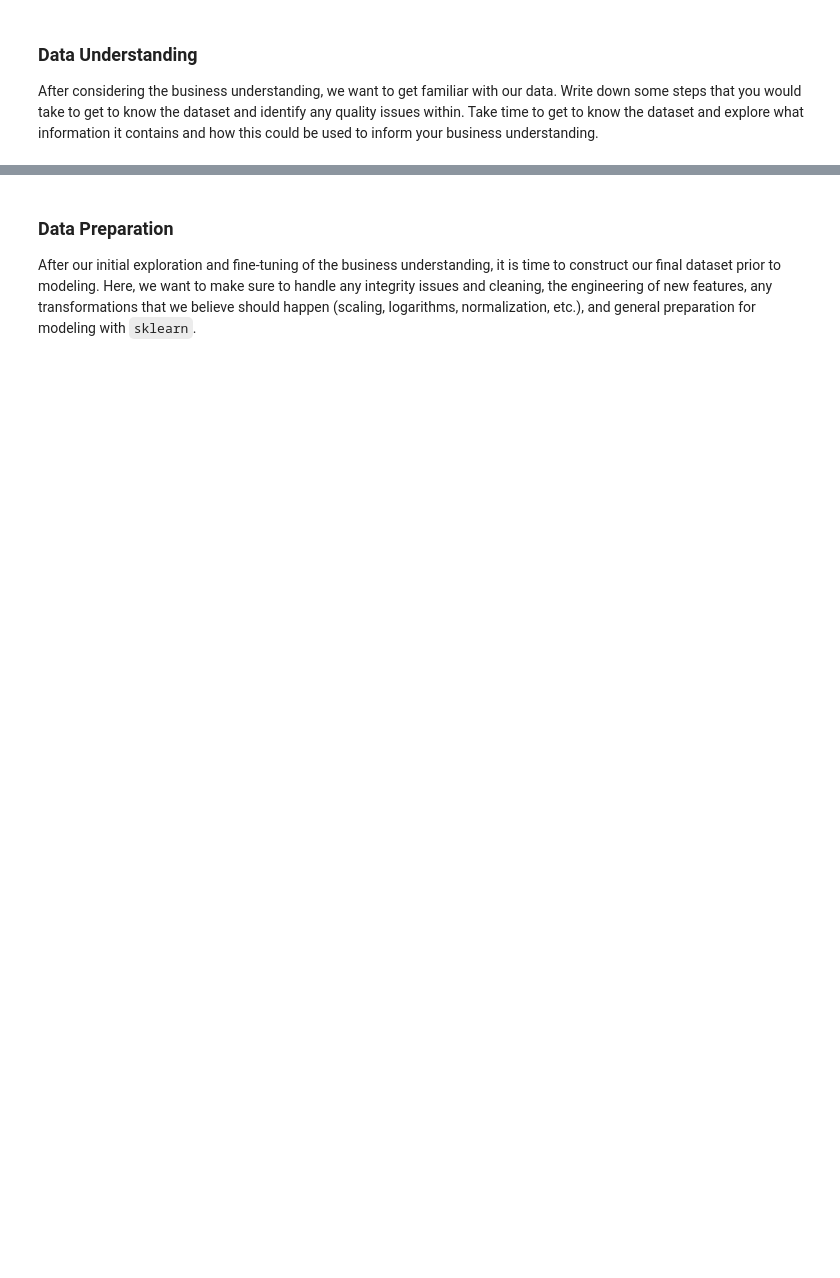
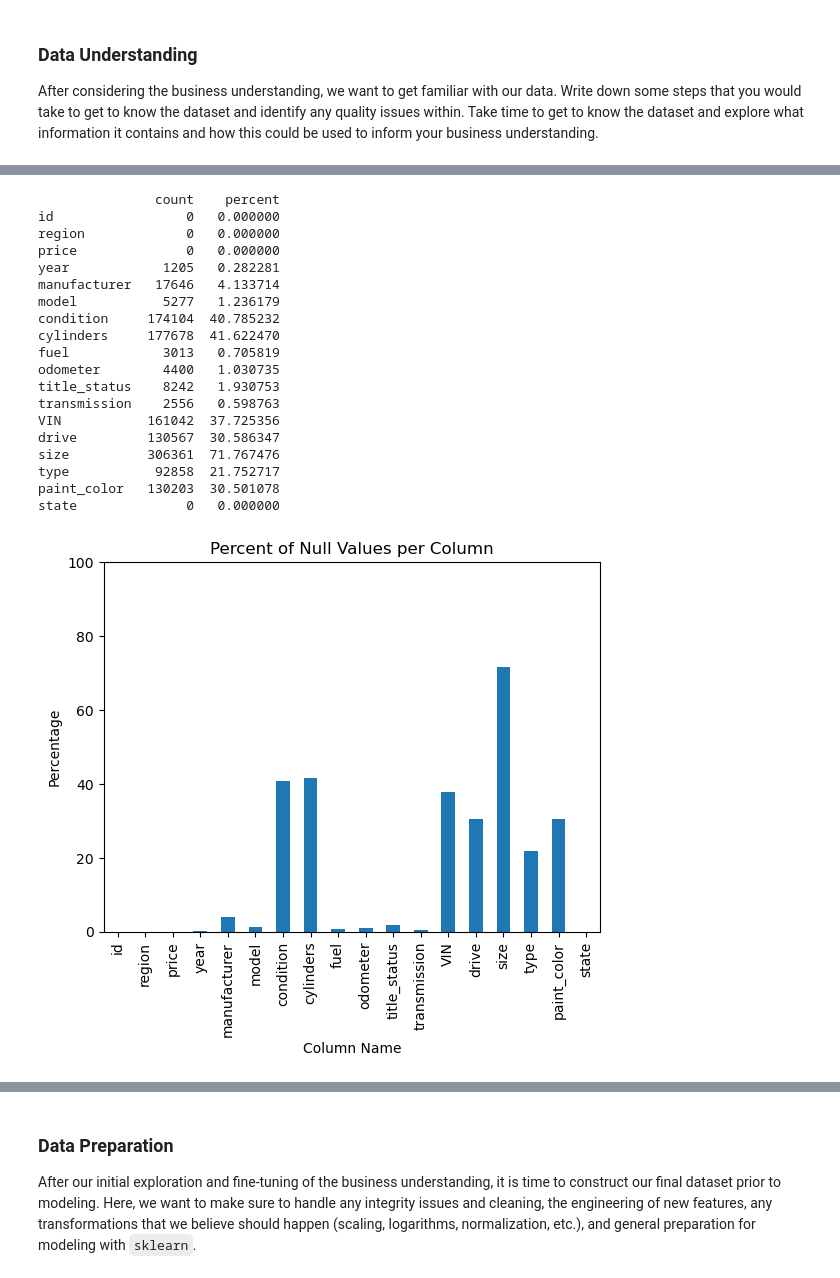
Before and after one commit to cnolan3/used_car_prices, a Jupyter notebook: pa2_starter/prompt_II.ipynb, the cells around one changed output, grey strips where cells are left out. Drawn from its saved outputs; the diff is of its cells as text; code cells hidden in the pictures; blank space fills up the shorter version.

Commit message:
complete initial data analysis and first pass at data prep

```diff
--- a/pa2_starter/prompt_II.ipynb
+++ b/pa2_starter/prompt_II.ipynb
@@ -34,0 +38,7 @@ After considering the business understanding, we want to get familiar with our d
+# %%
+import pandas as pd
+import numpy as np
+import matplotlib.pyplot as plt
+import seaborn as sns
+
+df = pd.read_csv('data/vehicles.csv')
@@ -34,0 +74,32 @@ After considering the business understanding, we want to get familiar with our d
+# %%
+count_null = df.isnull().sum()
+null_summary = pd.DataFrame({'count': count_null, 'percent': (count_null / len(df)) * 100})
+
+print(null_summary)
+null_summary['percent'].plot(kind='bar', ylim=(0, 100))
+plt.title("Percent of Null Values per Column")
+plt.xlabel("Column Name")
+plt.ylabel("Percentage")
+#plt.xticks(rotation=45)
+plt.show()
+# %% [output]
+               count    percent
+id                 0   0.000000
+region             0   0.000000
+price              0   0.000000
+year            1205   0.282281
+manufacturer   17646   4.133714
+model           5277   1.236179
+condition     174104  40.785232
+cylinders     177678  41.622470
+fuel            3013   0.705819
+odometer        4400   1.030735
+title_status    8242   1.930753
+transmission    2556   0.598763
+VIN           161042  37.725356
+drive         130567  30.586347
+size          306361  71.767476
+type           92858  21.752717
+paint_color   130203  30.501078
+state              0   0.000000
+[figure, added]
```
Also changed, not shown: parts of 21 cells of this notebook.
